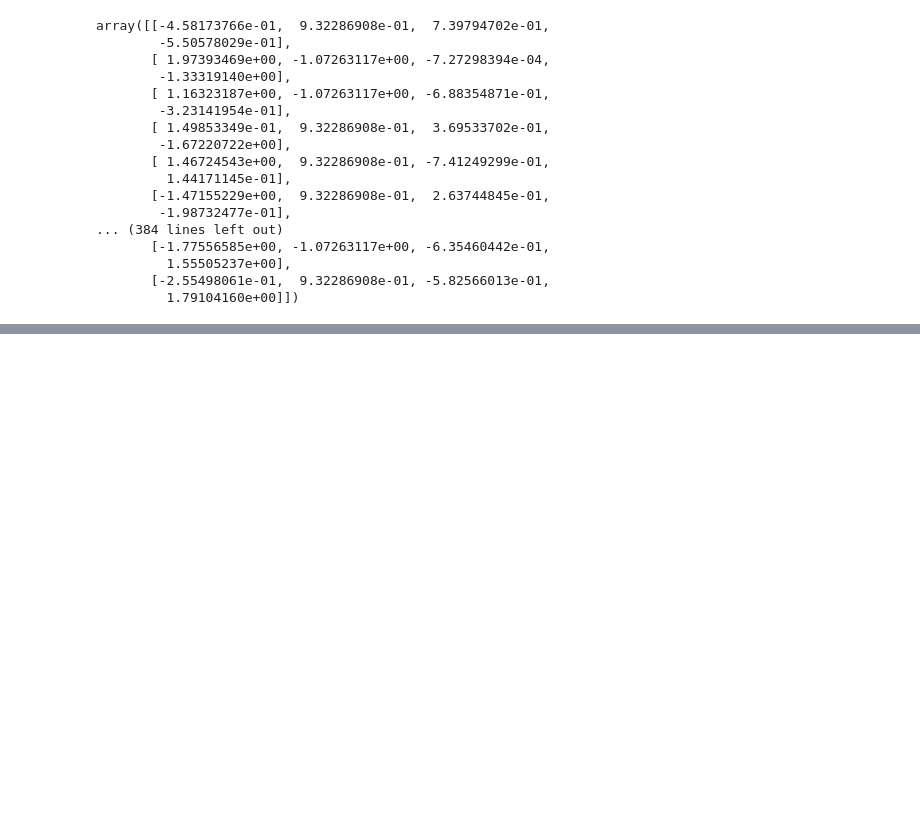
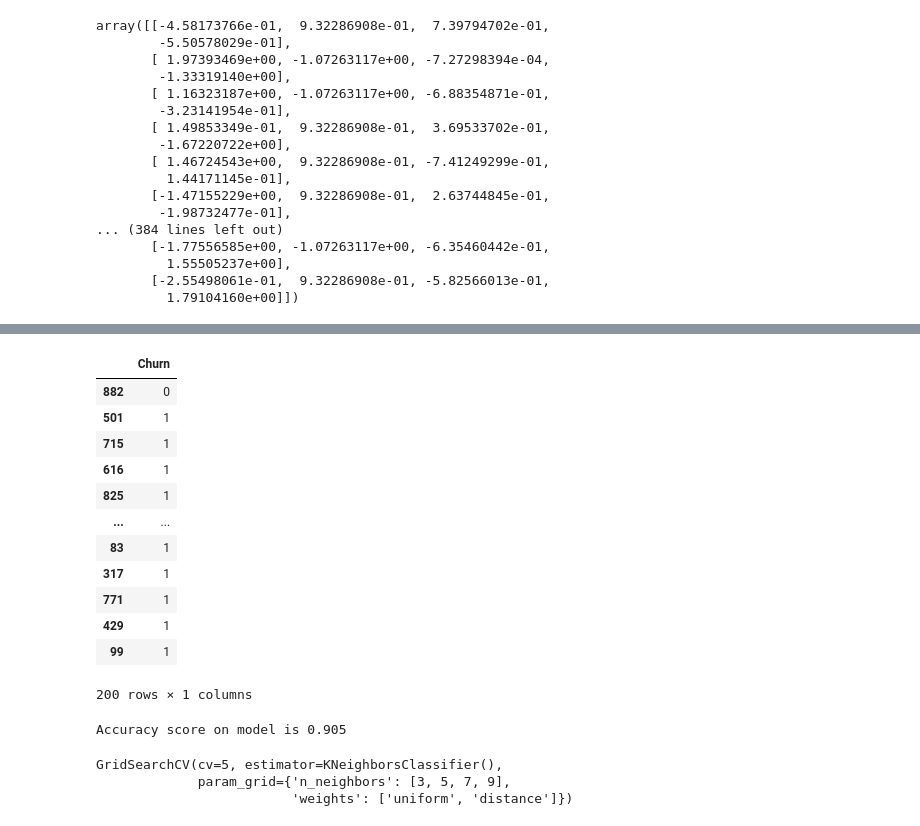
Before and after one commit to PunitJadhav31/Customer_Churn_Prediction_Using_Machine-Learning, a Jupyter notebook: notebook.ipynb, the cells around one changed output, grey strips where cells are left out. Cells and saved outputs as stored; diff of their text form; code cells hidden in the pictures; blank space fills up the shorter version.

Commit message:
Complete model training and prediction pipeline

```diff
--- a/notebook.ipynb
+++ b/notebook.ipynb
@@ -514,0 +567,20 @@ array([[-4.58173766e-01,  9.32286908e-01,  7.39794702e-01,
+# %%
+y_test
+# %% [output]
+|  | Churn |
+| 882 | 0 |
+| 501 | 1 |
+| 715 | 1 |
+| 616 | 1 |
+| 825 | 1 |
+| ... | ... |
+| 83 | 1 |
+| 317 | 1 |
+| 771 | 1 |
+| 429 | 1 |
+| 99 | 1 |
+200 rows × 1 columns
+# %%
+modelperformance(y_pred)
+# %% [output]
+Accuracy score on model is 0.905
@@ -514,0 +596,6 @@ array([[-4.58173766e-01,  9.32286908e-01,  7.39794702e-01,
+# %%
+gridkn.fit(X_train,y_train)
+# %% [output]
+GridSearchCV(cv=5, estimator=KNeighborsClassifier(),
+             param_grid={'n_neighbors': [3, 5, 7, 9],
+                         'weights': ['uniform', 'distance']})
```
Also changed, not shown: parts of 46 cells of this notebook, 2 other files.
